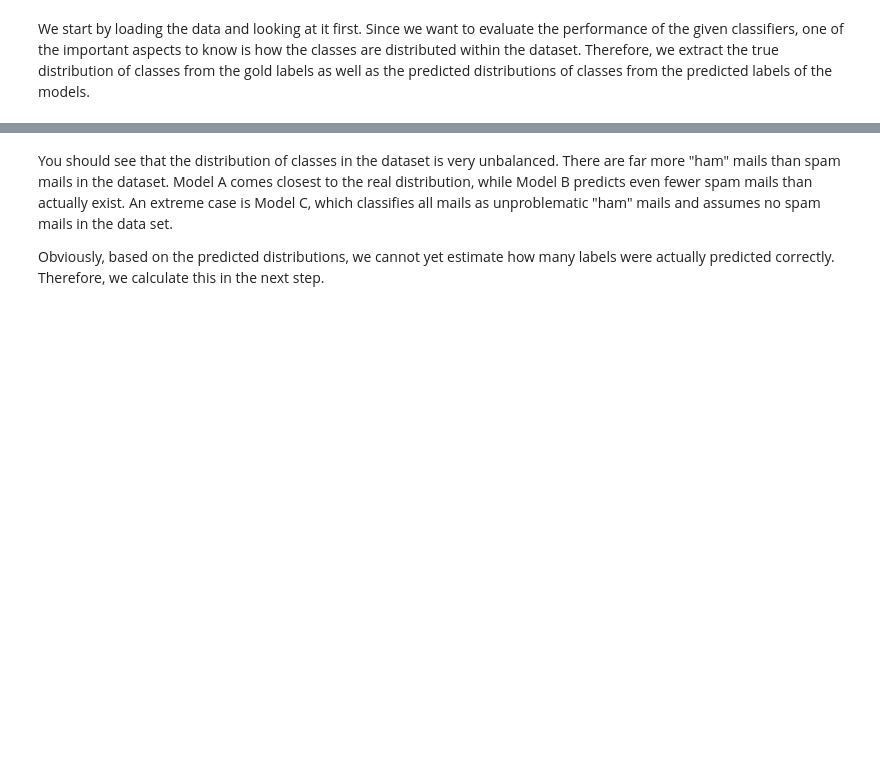
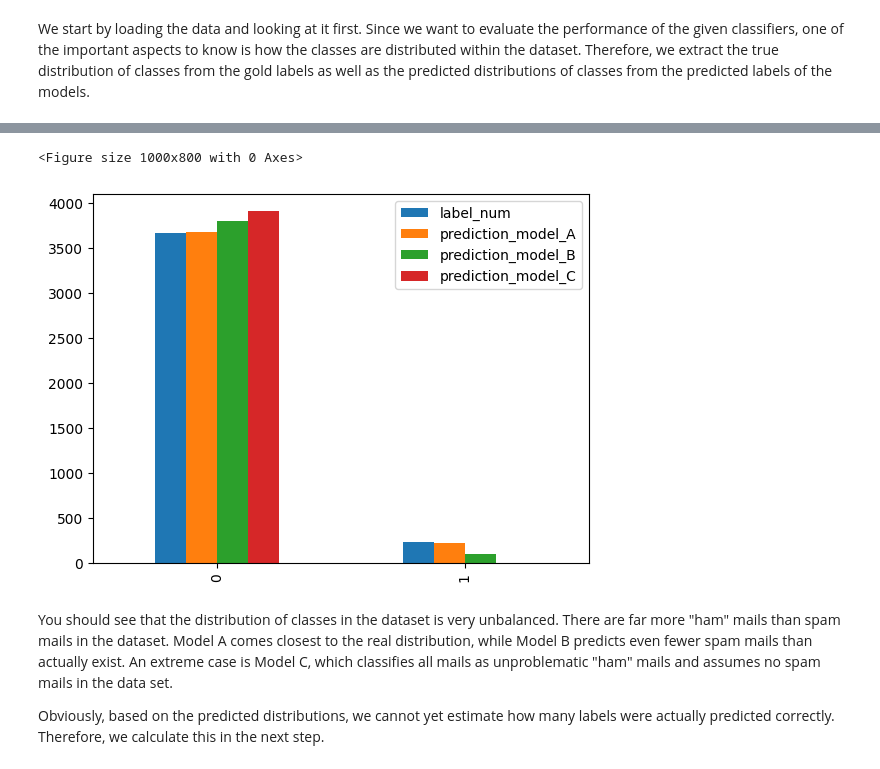
Before and after one commit to gsindlinger/IDSTA-Text-Miners, a Jupyter notebook: Assignments/Assignment 3/DSTA_assignment_3_students.ipynb, the cells around one changed output, grey strips where cells are left out. Drawn from its saved outputs; the diff is of its cells as text; code cells hidden in the pictures; blank space fills up the shorter version.

```diff
--- a/Assignments/Assignment 3/DSTA_assignment_3_students.ipynb
+++ b/Assignments/Assignment 3/DSTA_assignment_3_students.ipynb
@@ -732,5 +734,6 @@ df
 # %%
-class_distribution = df[[### your code ###
+class_distribution = df[["label_num", "prediction_model_A", "prediction_model_B", "prediction_model_C"]]
+class_distribution = class_distribution.apply(pd.Series.value_counts)
 
 # renaming the rows for a nicer table and plot
 class_distribution = class_distribution.rename(index={
@@ -745,10 +761,13 @@ class_distribution
 # %%
 %matplotlib inline
 import matplotlib.pyplot as plt
 
 fig = plt.figure(figsize=(10, 8))
-class_distribution ### your code ###
+class_distribution.plot(kind='bar')
 plt.show()
+# %% [output]
+<Figure size 1000x800 with 0 Axes>
+[figure, added]
 # %% [markdown]
 You should see that the distribution of classes in the dataset is very unbalanced. There are far more "ham" mails than spam mails in the dataset. Model A comes closest to the real distribution, while Model B predicts even fewer spam mails than actually exist. An extreme case is Model C, which classifies all mails as unproblematic "ham" mails and assumes no spam mails in the data set.
 
```
Also changed, not shown: parts of 18 cells of this notebook.
